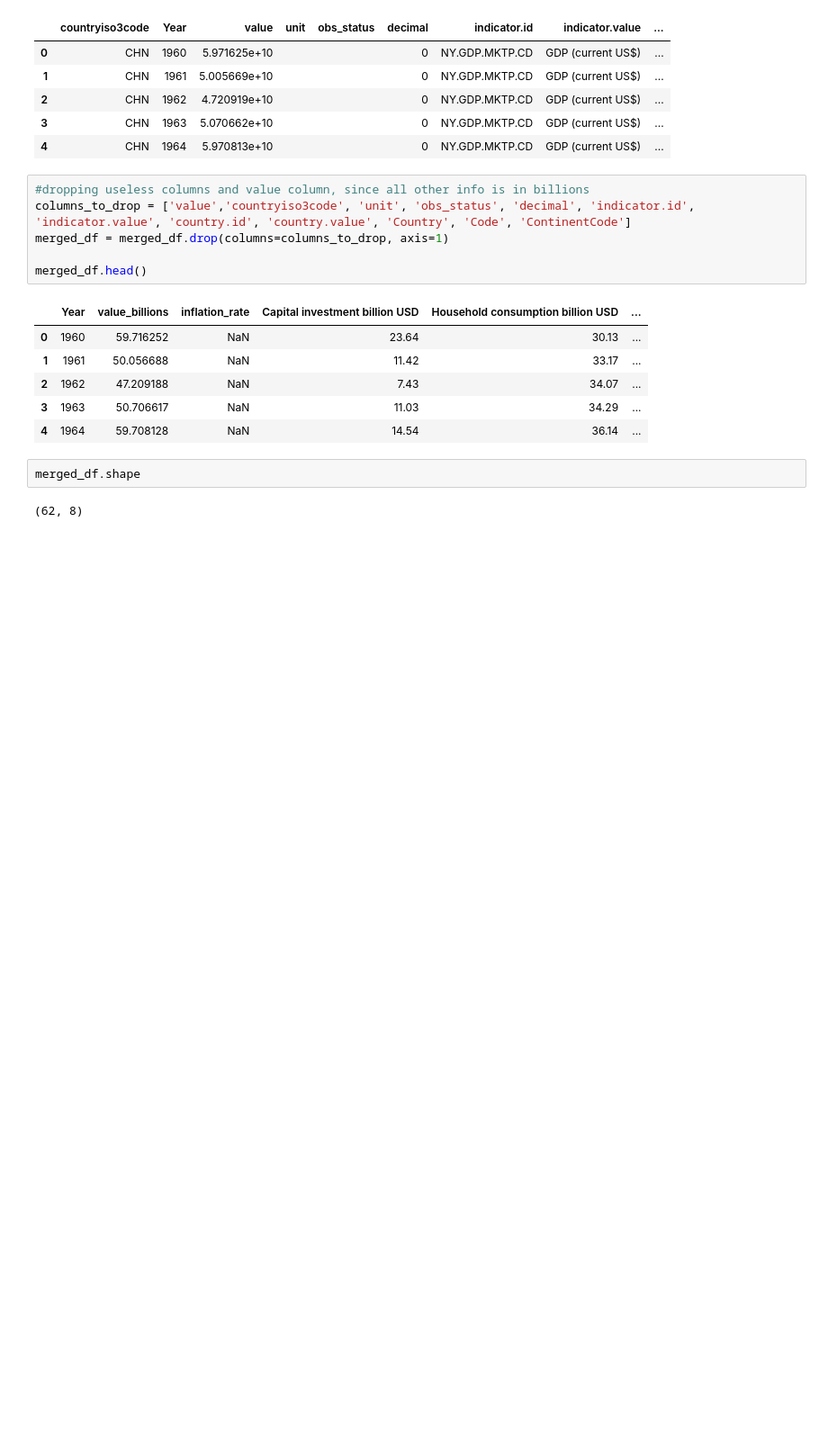
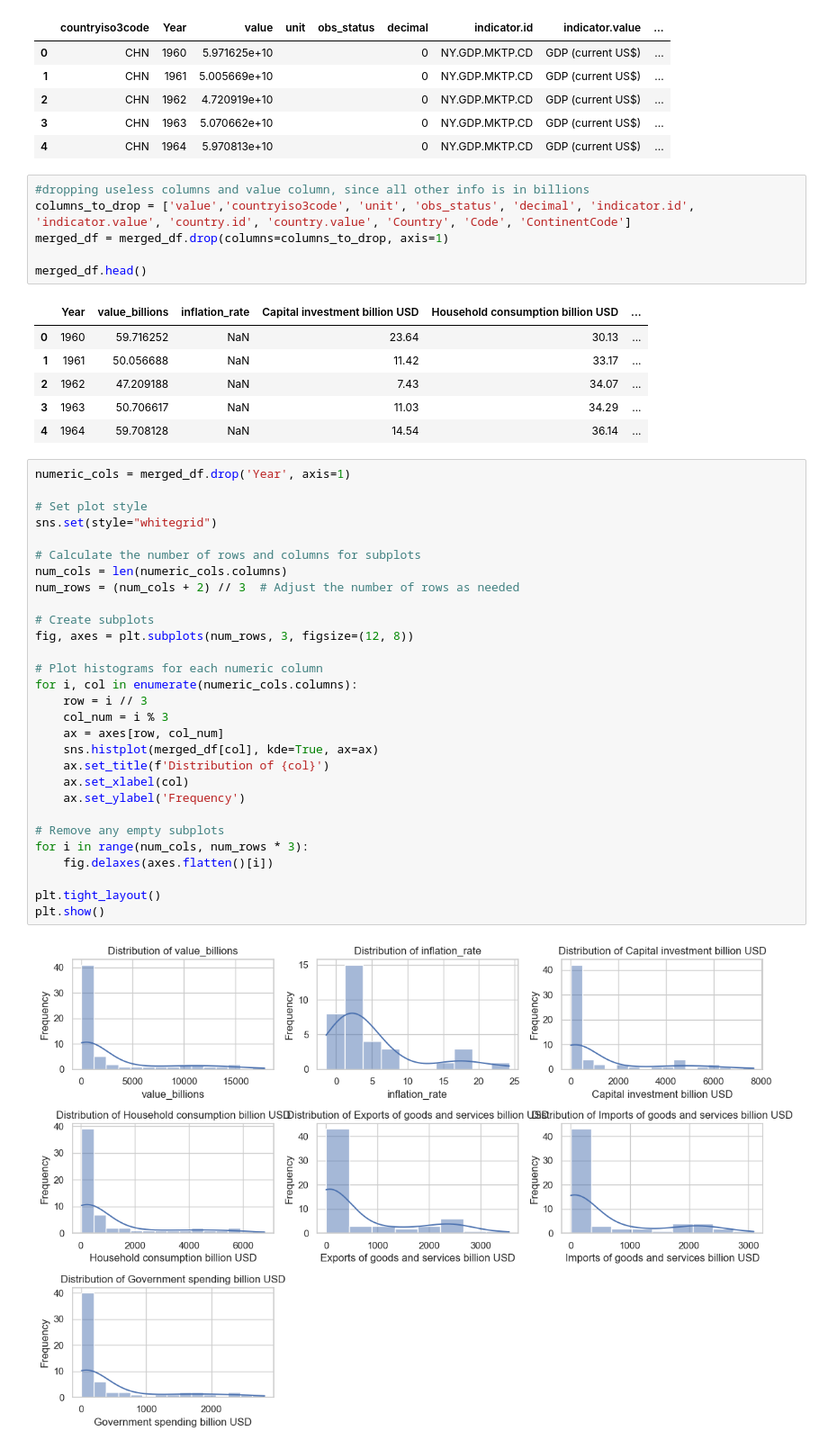
Before and after one commit to kholostovamk/ALY2100_Python, a Jupyter notebook: China_GDP/China_GDP_Exploration.ipynb, the cells around one changed output. Shown: that part at 90% size. Cells and saved outputs as stored; diff of their text form; blank space fills up the shorter version.

```diff
--- a/China_GDP/China_GDP_Exploration.ipynb
+++ b/China_GDP/China_GDP_Exploration.ipynb
@@ -264,7 +273,34 @@ merged_df.head()
 | 2 | 1962 | 47.209188 | NaN | 7.43 | 34.07 | ... |
 | 3 | 1963 | 50.706617 | NaN | 11.03 | 34.29 | ... |
 | 4 | 1964 | 59.708128 | NaN | 14.54 | 36.14 | ... |
-# %%
-merged_df.shape
-# %% [output]
-(62, 8)
+# %%
+numeric_cols = merged_df.drop('Year', axis=1)
+
+# Set plot style
+sns.set(style="whitegrid")
+
+# Calculate the number of rows and columns for subplots
+num_cols = len(numeric_cols.columns)
+num_rows = (num_cols + 2) // 3  # Adjust the number of rows as needed
+
+# Create subplots
+fig, axes = plt.subplots(num_rows, 3, figsize=(12, 8))
+
+# Plot histograms for each numeric column
+for i, col in enumerate(numeric_cols.columns):
+    row = i // 3
+    col_num = i % 3
+    ax = axes[row, col_num]
+    sns.histplot(merged_df[col], kde=True, ax=ax)
+    ax.set_title(f'Distribution of {col}')
+    ax.set_xlabel(col)
+    ax.set_ylabel('Frequency')
+
+# Remove any empty subplots
+for i in range(num_cols, num_rows * 3):
+    fig.delaxes(axes.flatten()[i])
+
+plt.tight_layout()
+plt.show()
+# %% [output]
+[figure, added]
```
Also changed, not shown: parts of 20 cells of this notebook, 1 other file.
